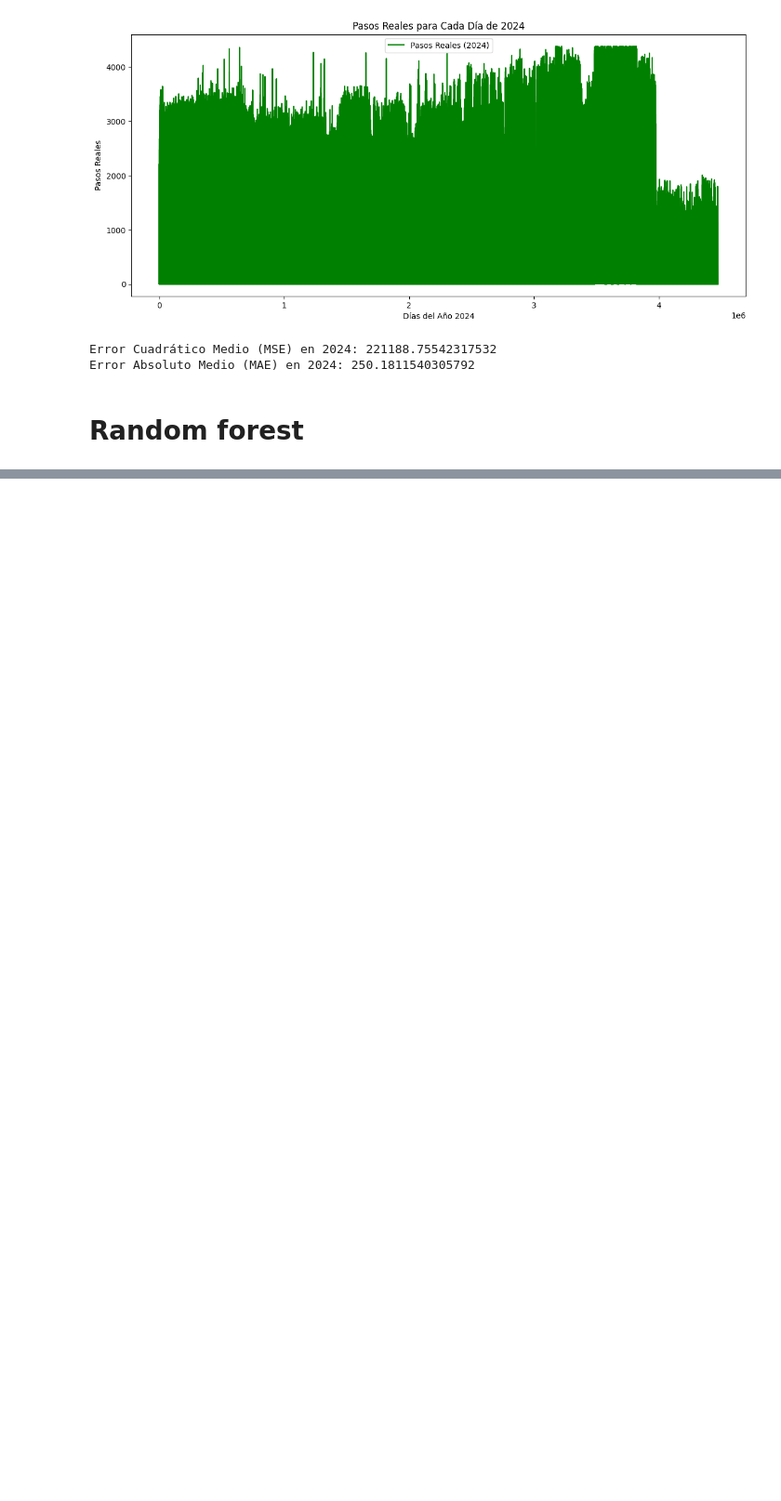
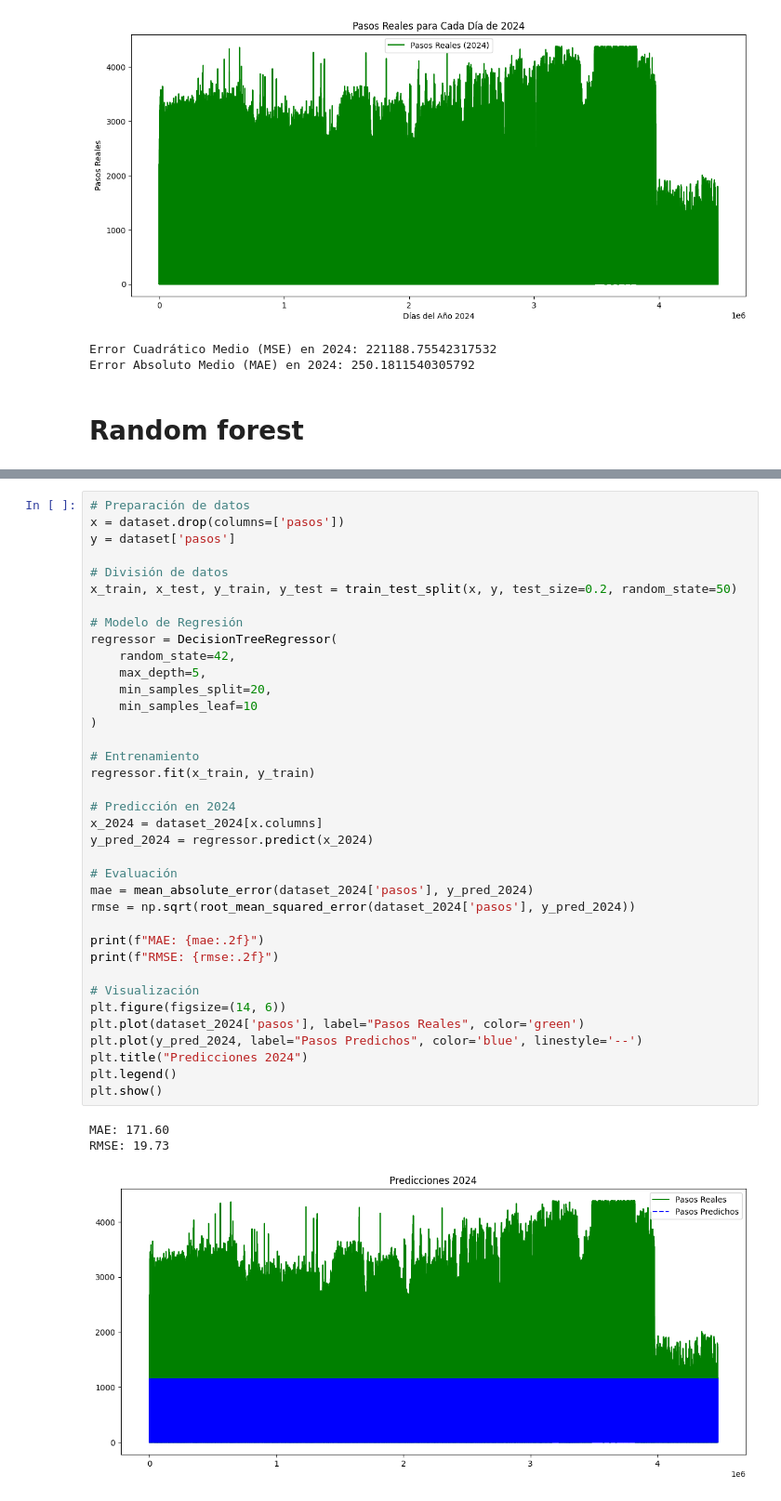
Before and after one commit to GuadiAguilera/TP_CDD, a Jupyter notebook: G13_Trabajo_Practico_Entrega_3.ipynb, the cells around one changed output, grey strips where cells are left out. Shown at 93% size. Cells and saved outputs as stored; diff of their text form; blank space fills up the shorter version.

```diff
--- a/G13_Trabajo_Practico_Entrega_3.ipynb
+++ b/G13_Trabajo_Practico_Entrega_3.ipynb
@@ -320,0 +413,41 @@ plt.show()
+# %%
+# Preparación de datos
+x = dataset.drop(columns=['pasos'])
+y = dataset['pasos']
+
+# División de datos
+x_train, x_test, y_train, y_test = train_test_split(x, y, test_size=0.2, random_state=50)
+
+# Modelo de Regresión
+regressor = DecisionTreeRegressor(
+    random_state=42,
+    max_depth=5,
+    min_samples_split=20,
+    min_samples_leaf=10
+)
+
+# Entrenamiento
+regressor.fit(x_train, y_train)
+
+# Predicción en 2024
+x_2024 = dataset_2024[x.columns]
+y_pred_2024 = regressor.predict(x_2024)
+
+# Evaluación
+mae = mean_absolute_error(dataset_2024['pasos'], y_pred_2024)
+rmse = np.sqrt(root_mean_squared_error(dataset_2024['pasos'], y_pred_2024))
+
+print(f"MAE: {mae:.2f}")
+print(f"RMSE: {rmse:.2f}")
+
+# Visualización
+plt.figure(figsize=(14, 6))
+plt.plot(dataset_2024['pasos'], label="Pasos Reales", color='green')
+plt.plot(y_pred_2024, label="Pasos Predichos", color='blue', linestyle='--')
+plt.title("Predicciones 2024")
+plt.legend()
+plt.show()
+# %% [output]
+MAE: 171.60
+RMSE: 19.73
+[figure, added]
```
Also changed, not shown: parts of 7 cells of this notebook, 1 other file.
